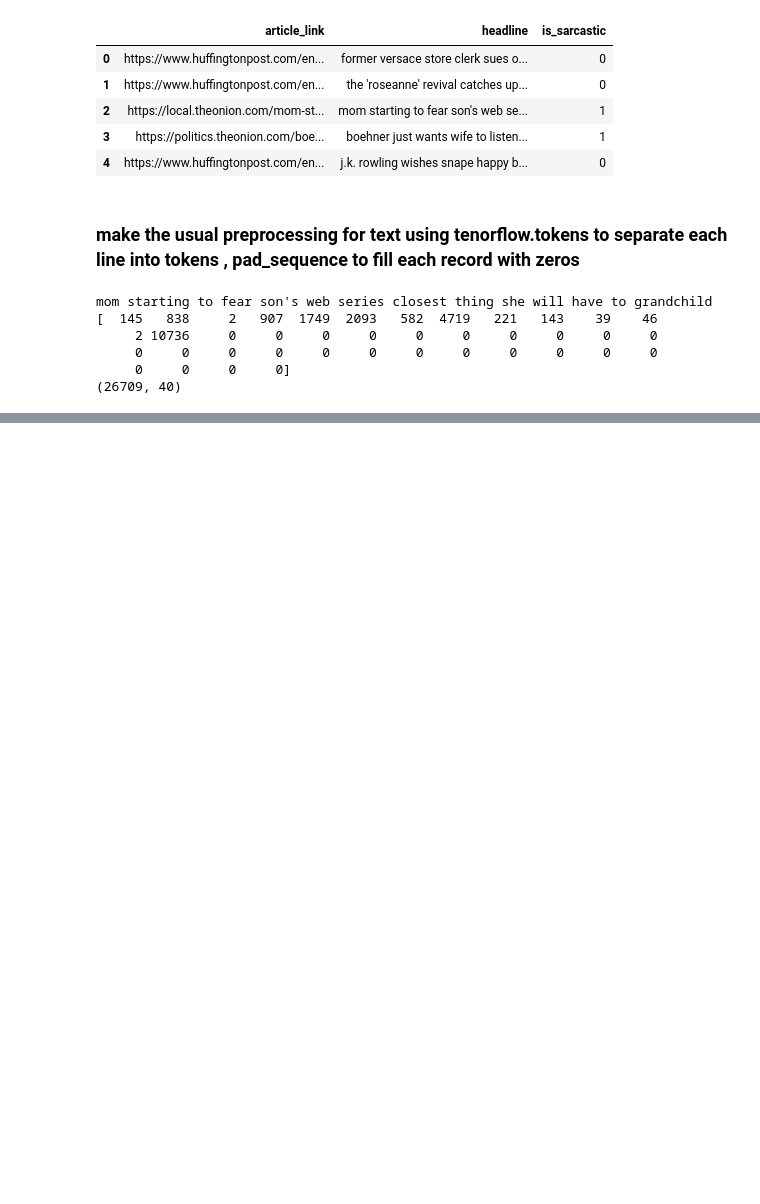
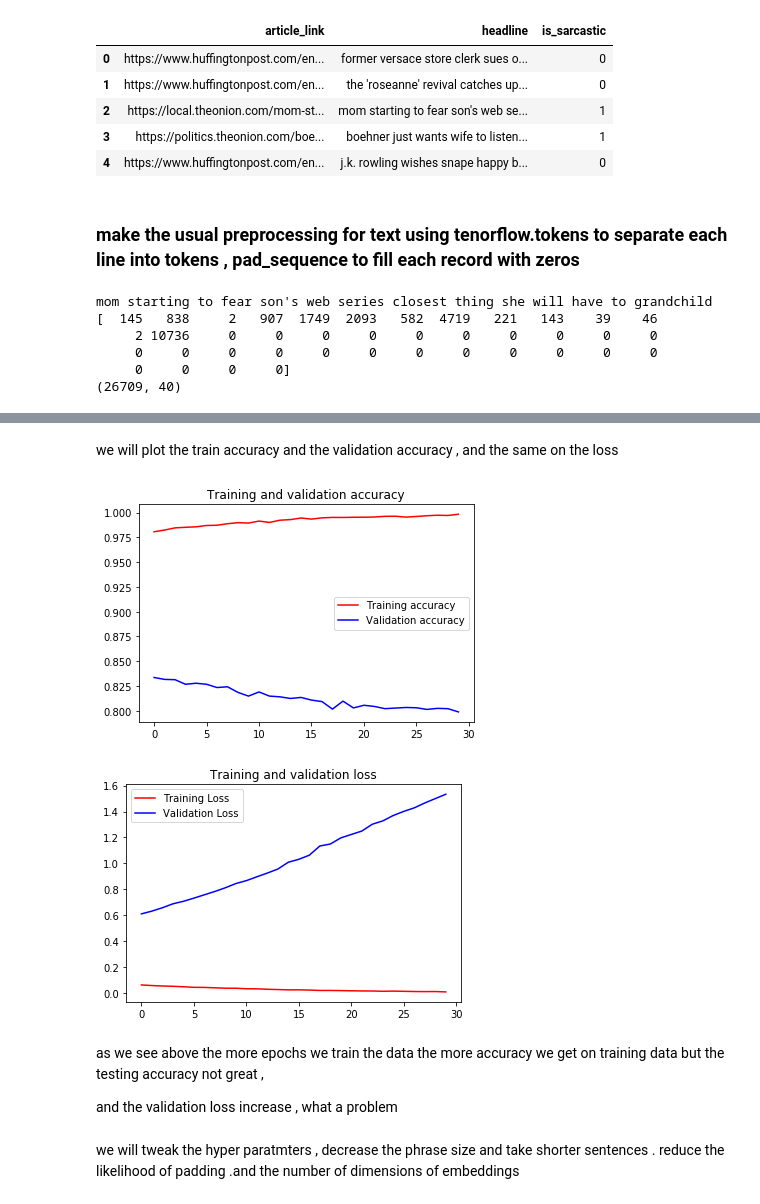
Before and after one commit to ahmednagydewair/News-Headlines-from-Sarcasm-Detection, a Jupyter notebook: News_Headlines_from_Sarcasm_Detection.ipynb, the cells around one changed output, grey strips where cells are left out. Cells and saved outputs as stored; diff of their text form; code cells hidden in the pictures; blank space fills up the shorter version.

```diff
--- a/News_Headlines_from_Sarcasm_Detection.ipynb
+++ b/News_Headlines_from_Sarcasm_Detection.ipynb
@@ -106,0 +134,13 @@ mom starting to fear son's web series closest thing she will have to grandchild
+# %%
+training_sequences = tokenizer.texts_to_sequences(training_sentences)
+training_padded = pad_sequences(training_sequences,maxlen=max_length , truncating=trunc_type, padding = padding_type)
+
+testing_sequences = tokenizer.texts_to_sequences(testing_sentences)
+testing_padded = pad_sequences(testing_sequences,maxlen=max_length , truncating=trunc_type, padding = padding_type)
+# %%
+model = tf.keras.Sequential([
+    tf.keras.layers.Embedding(vocab_size , embidding_dim , input_length=max_length),
+    tf.keras.layers.GlobalAveragePooling1D(),
+    tf.keras.layers.Dense(24, activation='relu'),
+    tf.keras.layers.Dense(1, activation='sigmoid')
+])
@@ -106,0 +155,2 @@ mom starting to fear son's web series closest thing she will have to grandchild
+# %%
+model.compile(optimizer = 'adam', loss='binary_crossentropy', metrics=['accuracy'])
@@ -106,0 +180,4 @@ mom starting to fear son's web series closest thing she will have to grandchild
+# %%
+nums_epochs = 30
+# training is to passing the padding.
+history =model.fit(training_padded ,training_labels ,epochs=nums_epochs ,validation_data=(testing_padded ,testing_labels),verbose=2)
@@ -106,0 +202,32 @@ mom starting to fear son's web series closest thing she will have to grandchild
+# %% [markdown]
+we will plot the train accuracy and the validation accuracy , and the same on the loss
+# %%
+import matplotlib.pyplot as plt
+acc = history.history['acc']
+val_acc = history.history['val_acc']
+loss = history.history['loss']
+val_loss = history.history['val_loss']
+
+epochs = range(len(acc))
+
+plt.plot(epochs, acc, 'r', label='Training accuracy')
+plt.plot(epochs, val_acc, 'b', label='Validation accuracy')
+plt.title('Training and validation accuracy')
+plt.legend()
+plt.figure()
+
+plt.plot(epochs, loss, 'r', label='Training Loss')
+plt.plot(epochs, val_loss, 'b', label='Validation Loss')
+plt.title('Training and validation loss')
+plt.legend()
+
+plt.show()
+# %% [output]
+[figure, added]
+[figure, added]
+# %% [markdown]
+as we see above the more epochs we train the data the more accuracy we get on training data but the testing accuracy not great ,
+
+and the validation loss increase , what a problem
+# %% [markdown]
+we will tweak the hyper paratmters , decrease the phrase size and take shorter sentences . reduce the likelihood of padding .and the number of dimensions of embeddings
```
Also changed, not shown: parts of 16 cells of this notebook.
